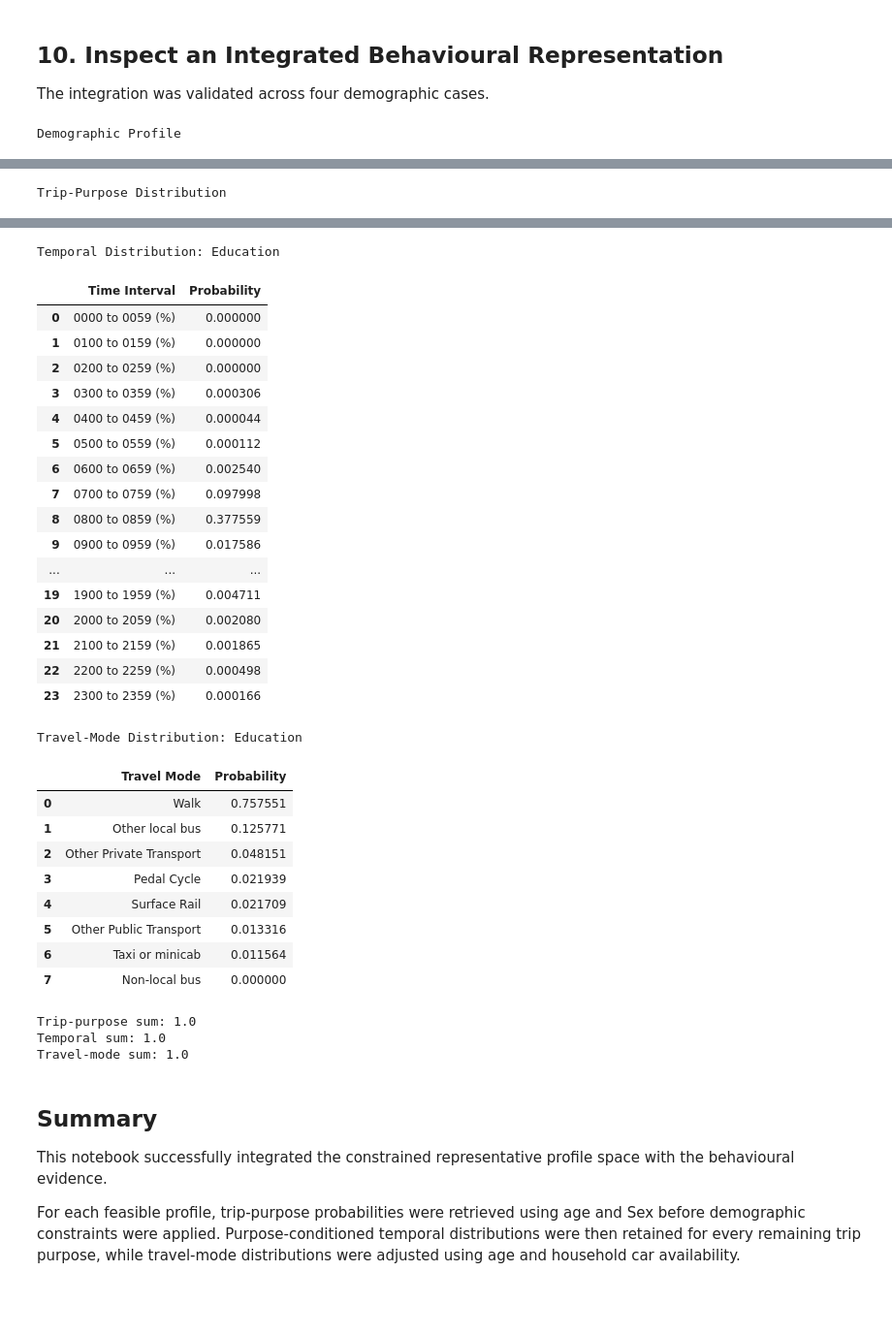
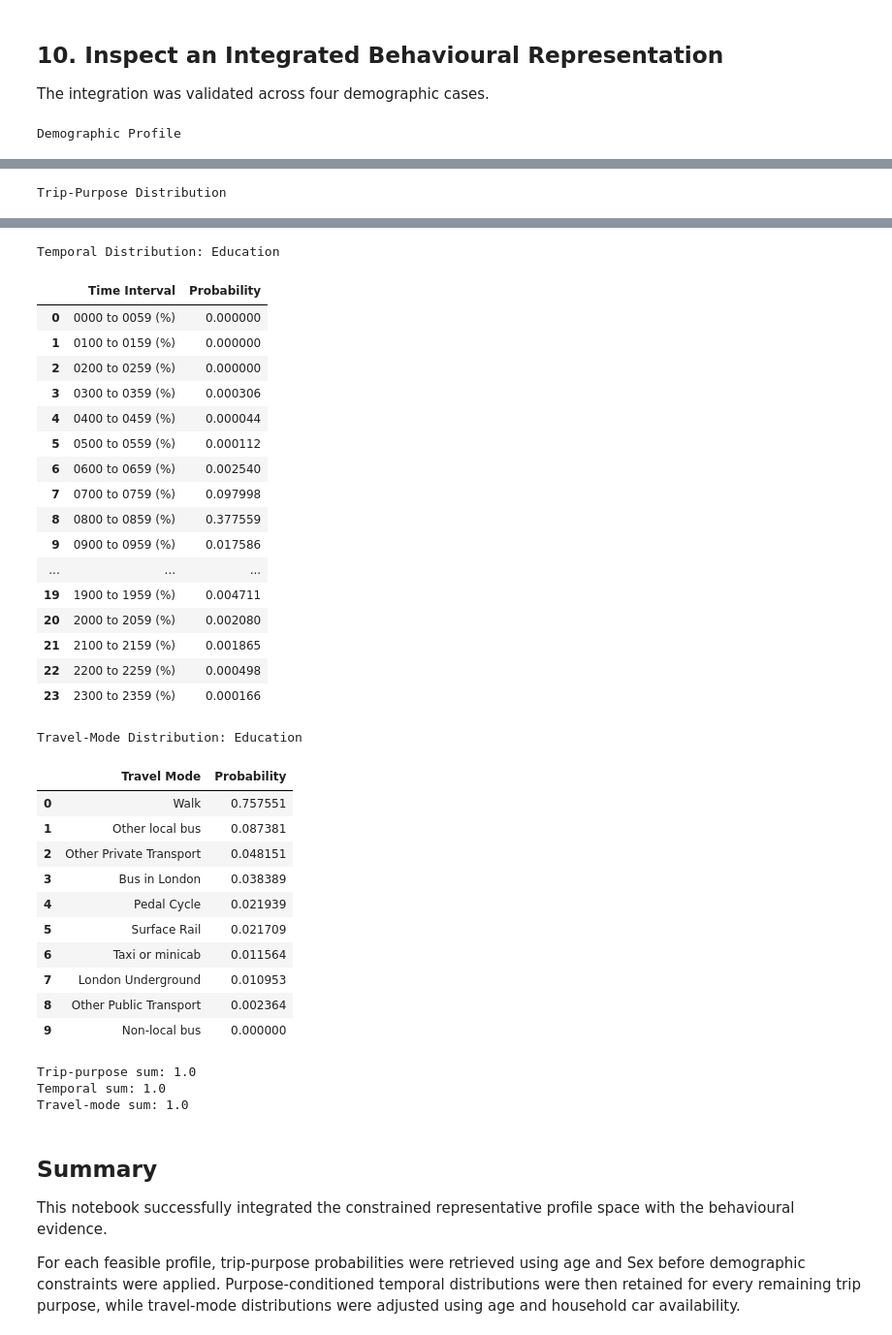
Before and after one commit to yuxinjiang1205/mobility-modelling-framework, a Jupyter notebook: notebooks/integration/demographic_behaviour_layers_integration.ipynb, the cells around one changed output, grey strips where cells are left out. Shown at 97% size. Cells and saved outputs as stored; diff of their text form; code cells hidden in the pictures; blank space fills up the shorter version.

Commit message:
Added London-related travel mode

```diff
--- a/notebooks/integration/demographic_behaviour_layers_integration.ipynb
+++ b/notebooks/integration/demographic_behaviour_layers_integration.ipynb
@@ -354,7 +354,7 @@ def construct_constrained_behaviour_representation(
 
 A feasible profile aged 5–11 from a household without a car or van is selected from the constrained representative profile space. This case activates both the trip-purpose and travel-mode constraints and therefore provides a useful initial integration test.
 # %%
-validation_candidates = representative_profiles[
+validation_profile = representative_profiles[
     (
         representative_profiles["Age"]
         == "5-11"
@@ -369,14 +369,14 @@ validation_candidates = representative_profiles[
     )
 ]
 
-if validation_candidates.empty:
+if validation_profile.empty:
     raise ValueError(
         "No matching validation "
         "profile was found."
     )
 
 validation_profile = (
-    validation_candidates
+    validation_profile
     .iloc[0][profile_columns]
 )
 
@@ -411,11 +411,11 @@ trip_purpose_distribution = (
     ]
 )
 
-purpose_conditioned_distribution = (
+conditioned_trip_purpose_distribution = (
     validation_representation[
         "behavioural_representation"
     ][
-        "purpose_conditioned_distribution"
+        "conditioned_trip_purpose_distribution"
     ]
 )
 
@@ -430,9 +430,9 @@ assert (
 )
 
 for purpose, purpose_distribution in (
-    purpose_conditioned_distribution.items()
+    conditioned_trip_purpose_distribution.items()
 ):
-    mode_distribution = (
+    travel_mode_distribution = (
         purpose_distribution[
             "travel_mode_distribution"
         ]
@@ -440,22 +440,22 @@ for purpose, purpose_distribution in (
 
     assert (
         "Car or van driver"
-        not in mode_distribution
+        not in travel_mode_distribution
     )
 
     assert (
         "Car or van passenger"
-        not in mode_distribution
+        not in travel_mode_distribution
     )
 
     assert (
         "Motorcycle"
-        not in mode_distribution
+        not in travel_mode_distribution
     )
 
     assert (
         "Taxi or minicab"
-        in mode_distribution
+        in travel_mode_distribution
     )
 
     assert abs(
@@ -468,7 +468,7 @@ for purpose, purpose_distribution in (
     ) < 1e-8
 
     assert abs(
-        sum(mode_distribution.values())
+        sum(travel_mode_distribution.values())
         - 1
     ) < 1e-8
 
@@ -505,7 +505,7 @@ purpose_summary = pd.DataFrame([
         ),
     }
     for purpose, purpose_distribution
-    in purpose_conditioned_distribution.items()
+    in conditioned_trip_purpose_distribution.items()
 ])
 
 display(purpose_summary)
@@ -894,7 +894,7 @@ example_purpose_distribution = (
 
 example_purpose_profile = (
     example_behaviour[
-        "purpose_conditioned_distribution"
+        "conditioned_trip_purpose_distribution"
     ][example_purpose]
 )
 
@@ -1023,40 +1023,42 @@ Trip-Purpose Distribution
 | 3 | Entertainment or Public Activity | 0.078524 |
 | 4 | Personal Business | 0.075901 |
 | 5 | Just Walk | 0.053895 |
 | 6 | Escort Education | 0.044314 |
 | 7 | Visiting Friends Elsewhere | 0.043814 |
 | 8 | Day Trip | 0.041310 |
 | 9 | Sport: Participate | 0.036136 |
 | 10 | Shopping | 0.032020 |
 | 11 | Holiday: Base | 0.015216 |
 Temporal Distribution: Education
 |  | Time Interval | Probability |
 | 0 | 0000 to 0059 (%) | 0.000000 |
 | 1 | 0100 to 0159 (%) | 0.000000 |
 | 2 | 0200 to 0259 (%) | 0.000000 |
 | 3 | 0300 to 0359 (%) | 0.000306 |
 | 4 | 0400 to 0459 (%) | 0.000044 |
 | 5 | 0500 to 0559 (%) | 0.000112 |
 | 6 | 0600 to 0659 (%) | 0.002540 |
 | 7 | 0700 to 0759 (%) | 0.097998 |
 | 8 | 0800 to 0859 (%) | 0.377559 |
 | 9 | 0900 to 0959 (%) | 0.017586 |
 | ... | ... | ... |
 | 19 | 1900 to 1959 (%) | 0.004711 |
 | 20 | 2000 to 2059 (%) | 0.002080 |
 | 21 | 2100 to 2159 (%) | 0.001865 |
 | 22 | 2200 to 2259 (%) | 0.000498 |
 | 23 | 2300 to 2359 (%) | 0.000166 |
 Travel-Mode Distribution: Education
 |  | Travel Mode | Probability |
 | 0 | Walk | 0.757551 |
-| 1 | Other local bus | 0.125771 |
+| 1 | Other local bus | 0.087381 |
 | 2 | Other Private Transport | 0.048151 |
-| 3 | Pedal Cycle | 0.021939 |
-| 4 | Surface Rail | 0.021709 |
-| 5 | Other Public Transport | 0.013316 |
+| 3 | Bus in London | 0.038389 |
+| 4 | Pedal Cycle | 0.021939 |
+| 5 | Surface Rail | 0.021709 |
 | 6 | Taxi or minicab | 0.011564 |
-| 7 | Non-local bus | 0.000000 |
+| 7 | London Underground | 0.010953 |
+| 8 | Other Public Transport | 0.002364 |
+| 9 | Non-local bus | 0.000000 |
 Trip-purpose sum: 1.0
 Temporal sum: 1.0
 Travel-mode sum: 1.0
```
Also changed, not shown: parts of 4 cells of this notebook, 7 other files.
